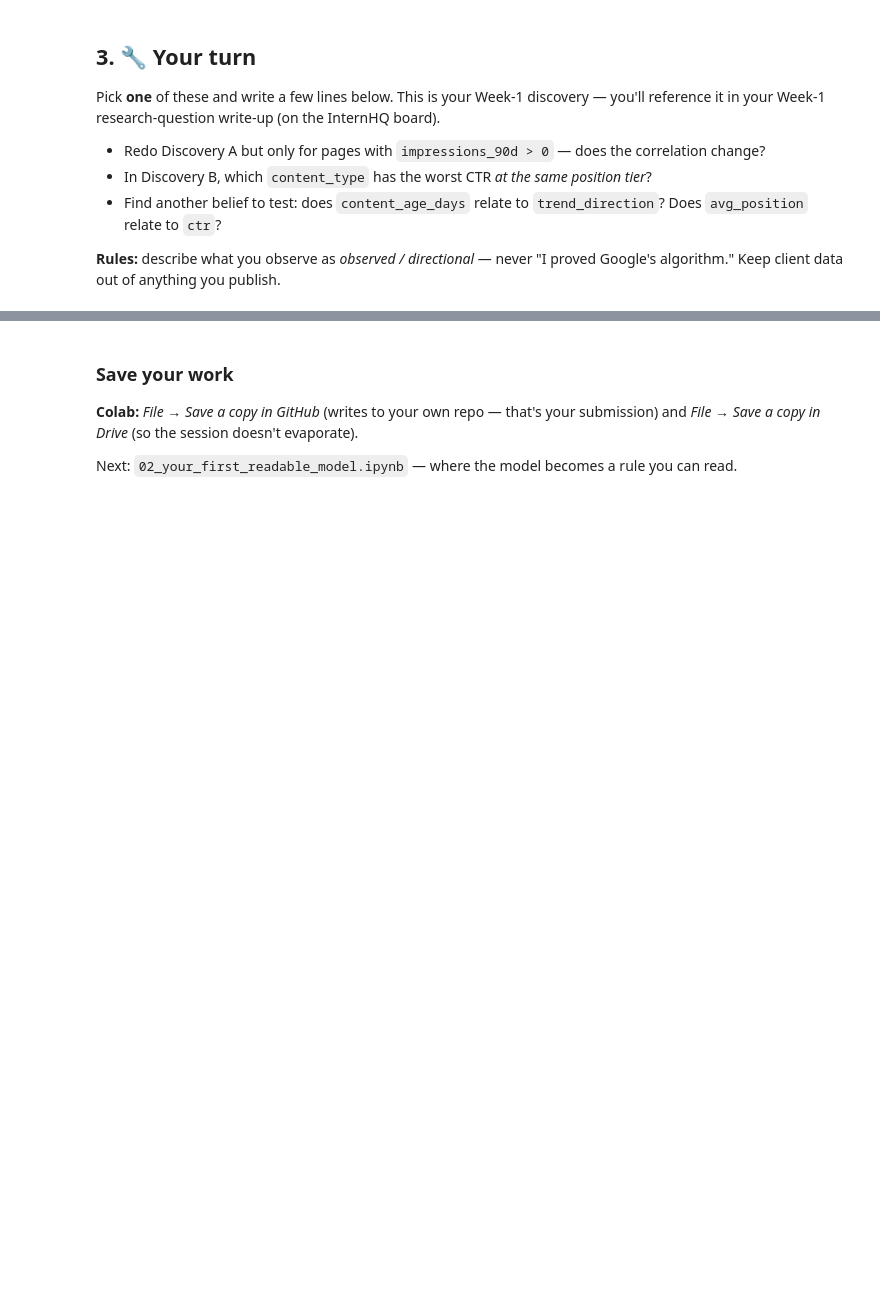
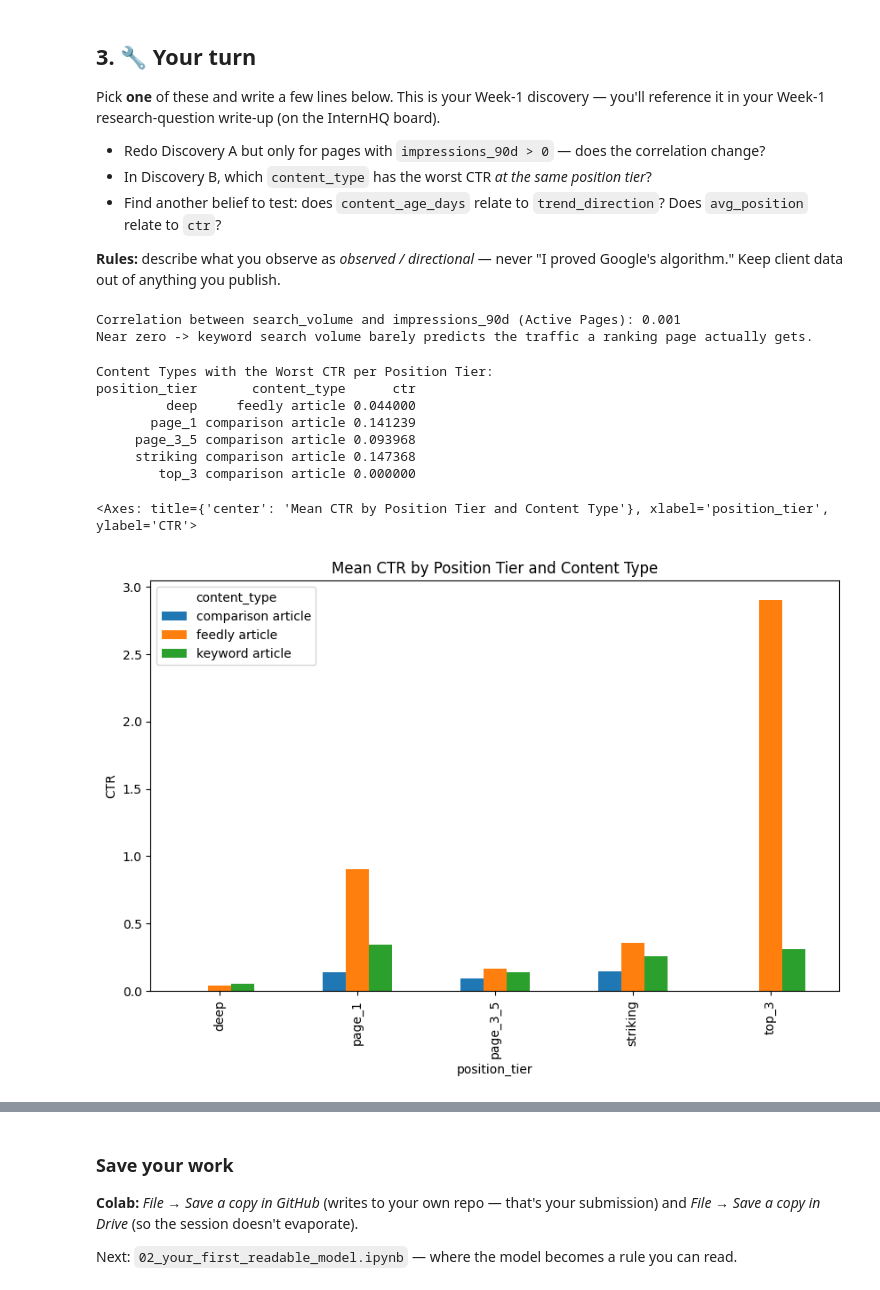
Before and after one commit to somyamaheshwari2612/flyyyyy, a Jupyter notebook: notebooks/01_first_look_and_discovery.ipynb, the cells around one changed output, grey strips where cells are left out. Saved outputs shown, nothing was run; the diff lists cells and outputs as text; code cells hidden in the pictures; blank space fills up the shorter version.

```diff
--- a/notebooks/01_first_look_and_discovery.ipynb
+++ b/notebooks/01_first_look_and_discovery.ipynb
@@ -130,0 +156,30 @@ Pick **one** of these and write a few lines below. This is your Week-1 discovery
+# %%
+# Your discovery here
+#Discovery A
+df_active = df[df["impressions_90d"]>0] #Filtering df
+corr = df_active["search_volume"].corr(df_active["impressions_90d"]) #Calculating Correlation
+print(f"Correlation between search_volume and impressions_90d (Active Pages): {corr:.3f}")
+print("Near zero -> keyword search volume barely predicts the traffic a ranking page actually gets.")
+# %% [output]
+Correlation between search_volume and impressions_90d (Active Pages): 0.001
+Near zero -> keyword search volume barely predicts the traffic a ranking page actually gets.
+# %%
+#Discovery B
+#Grouping by position_tier and content_type
+ctr_by_pos_and_type = visible.groupby(["position_tier", "content_type"])["ctr"].mean().reset_index()
+sorted_ctr = ctr_by_pos_and_type.sort_values(by=["position_tier", "ctr"], ascending=[True, True]) #Sorting to make sure lowest CTRs are at top
+worst_performers = sorted_ctr.drop_duplicates(subset=["position_tier"], keep="first") #Extracting row with lowest CTR for each position_tier
+print("Content Types with the Worst CTR per Position Tier:")
+print(worst_performers.to_string(index=False))
+pivot_df = visible.pivot_table(index="position_tier", columns="content_type", values="ctr", aggfunc="mean") #Creating a pivot table for easy plotting
+pivot_df.plot(kind="bar", figsize=(10, 6), title="Mean CTR by Position Tier and Content Type", ylabel="CTR") #Plotting a grouped bar chart
+# %% [output]
+Content Types with the Worst CTR per Position Tier:
+position_tier       content_type      ctr
+         deep     feedly article 0.044000
+       page_1 comparison article 0.141239
+     page_3_5 comparison article 0.093968
+     striking comparison article 0.147368
+        top_3 comparison article 0.000000
+<Axes: title={'center': 'Mean CTR by Position Tier and Content Type'}, xlabel='position_tier', ylabel='CTR'>
+[figure, added]
```
Also changed, not shown: parts of 7 cells of this notebook.
